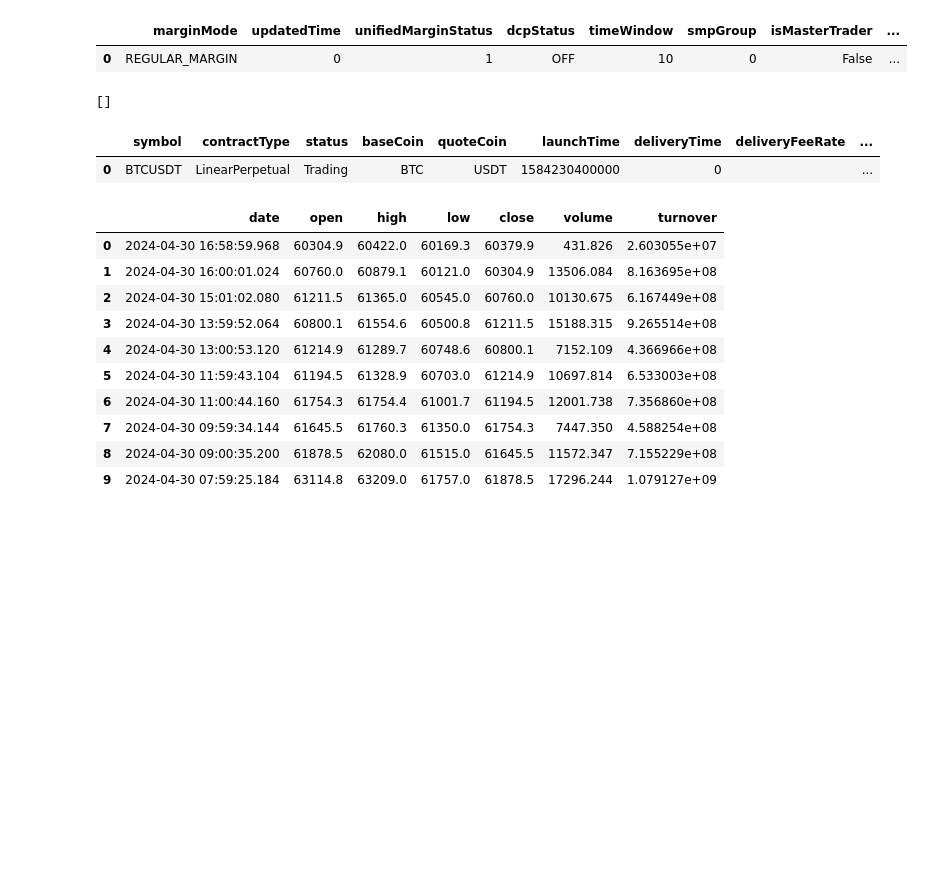
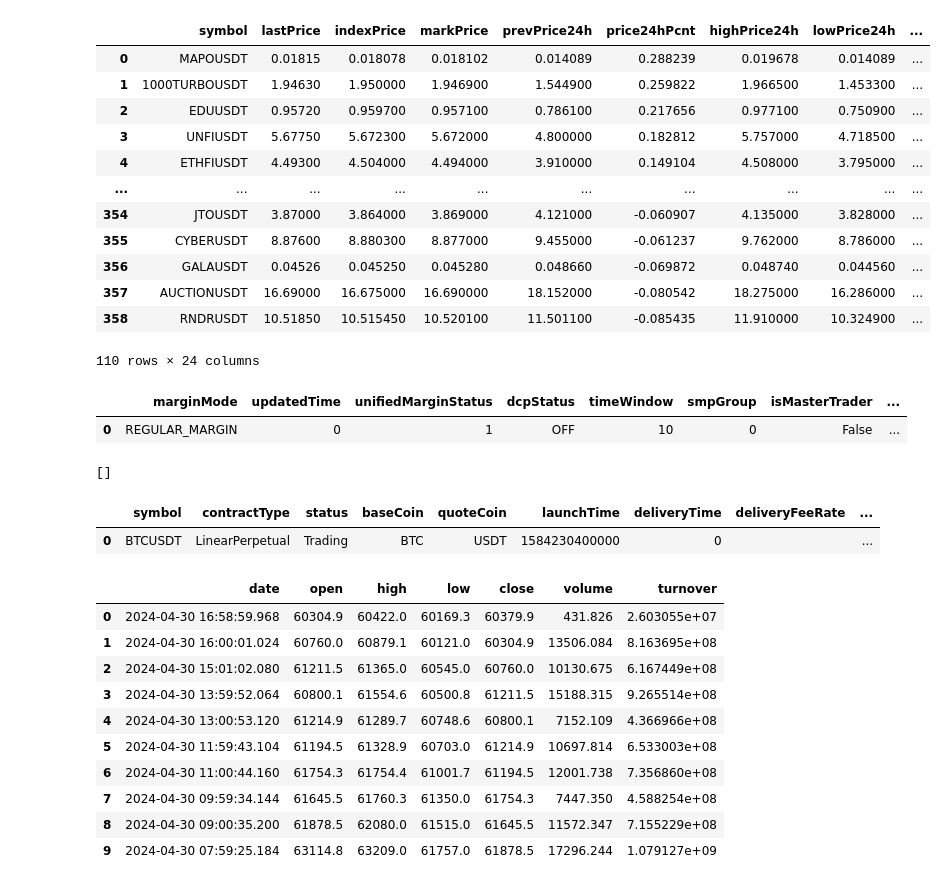
Before and after one commit to juniffel/coin-system-traiding, a Jupyter notebook: 바이비트/클래스확인.ipynb, the cells around one changed output. Cells and saved outputs as stored; diff of their text form; code cells hidden in the pictures; blank space fills up the shorter version.

```diff
--- a/바이비트/클래스확인.ipynb
+++ b/바이비트/클래스확인.ipynb
@@ -2,6 +2,23 @@
 import pybitClass as pc
 import pandas as pd
 c = pc.BybitAPI()
+# %%
+tickers = c.all_tickers()
+tickers[tickers['turnover24h']>1e+07]
+# %% [output]
+|  | symbol | lastPrice | indexPrice | markPrice | prevPrice24h | price24hPcnt | highPrice24h | lowPrice24h | ... |
+| 0 | MAPOUSDT | 0.01815 | 0.018078 | 0.018102 | 0.014089 | 0.288239 | 0.019678 | 0.014089 | ... |
+| 1 | 1000TURBOUSDT | 1.94630 | 1.950000 | 1.946900 | 1.544900 | 0.259822 | 1.966500 | 1.453300 | ... |
+| 2 | EDUUSDT | 0.95720 | 0.959700 | 0.957100 | 0.786100 | 0.217656 | 0.977100 | 0.750900 | ... |
+| 3 | UNFIUSDT | 5.67750 | 5.672300 | 5.672000 | 4.800000 | 0.182812 | 5.757000 | 4.718500 | ... |
+| 4 | ETHFIUSDT | 4.49300 | 4.504000 | 4.494000 | 3.910000 | 0.149104 | 4.508000 | 3.795000 | ... |
+| ... | ... | ... | ... | ... | ... | ... | ... | ... | ... |
+| 354 | JTOUSDT | 3.87000 | 3.864000 | 3.869000 | 4.121000 | -0.060907 | 4.135000 | 3.828000 | ... |
+| 355 | CYBERUSDT | 8.87600 | 8.880300 | 8.877000 | 9.455000 | -0.061237 | 9.762000 | 8.786000 | ... |
+| 356 | GALAUSDT | 0.04526 | 0.045250 | 0.045280 | 0.048660 | -0.069872 | 0.048740 | 0.044560 | ... |
+| 357 | AUCTIONUSDT | 16.69000 | 16.675000 | 16.690000 | 18.152000 | -0.080542 | 18.275000 | 16.286000 | ... |
+| 358 | RNDRUSDT | 10.51850 | 10.515450 | 10.520100 | 11.501100 | -0.085435 | 11.910000 | 10.324900 | ... |
+110 rows × 24 columns
 # %%
 c.account_info()
 # %% [output]
```
Also changed, not shown: 1 other file.
